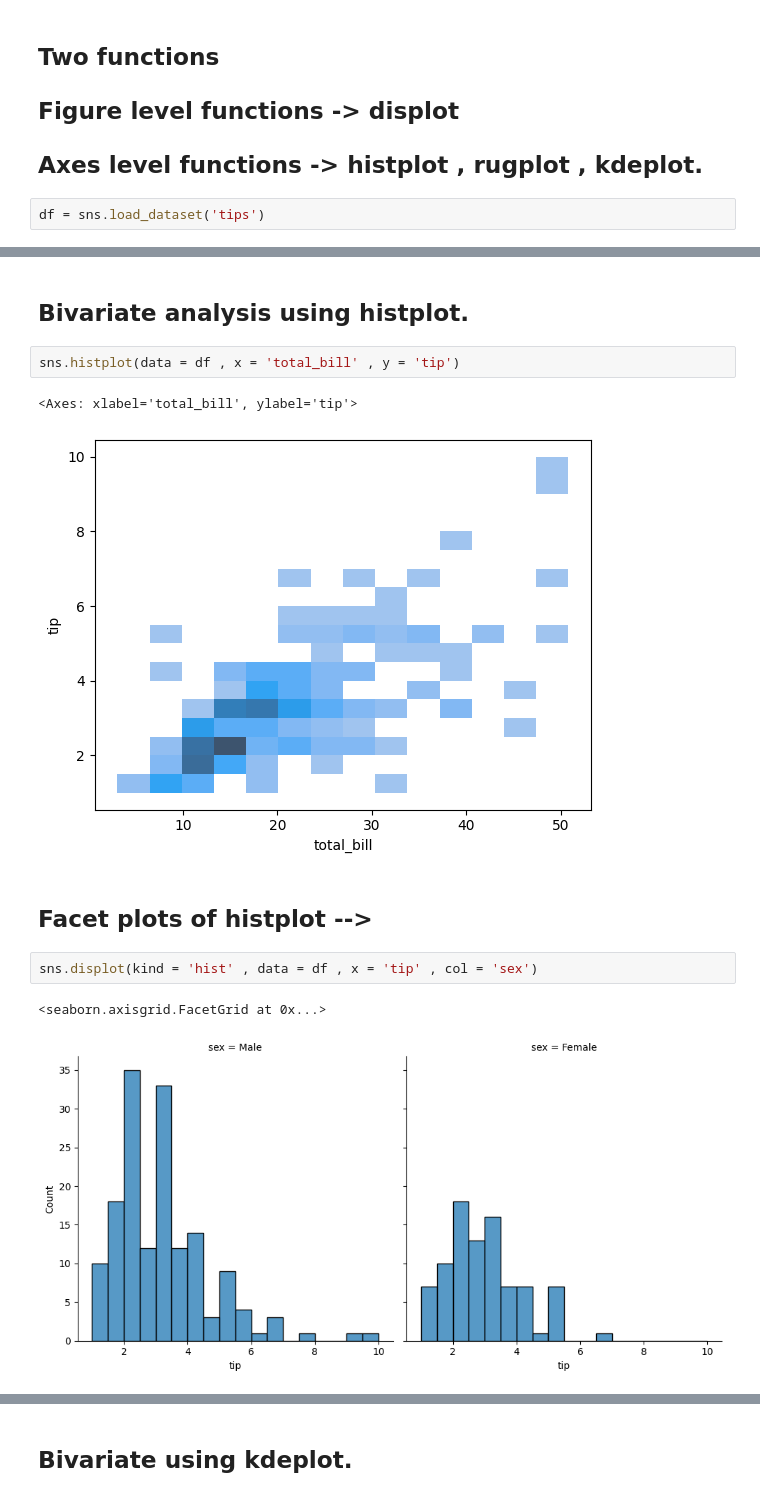
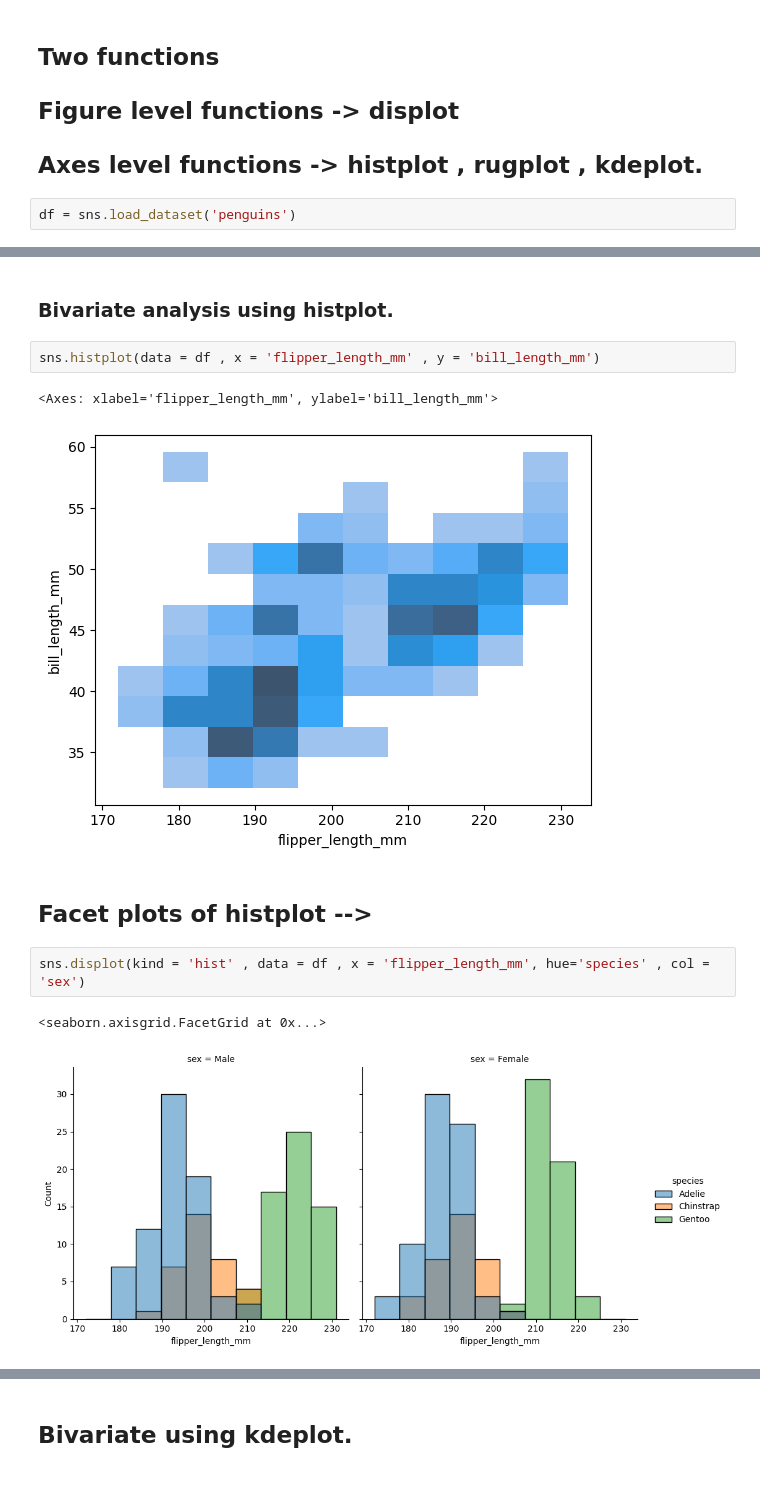
Before and after one commit to skm22/RICR---Data-Science, a Jupyter notebook: Notes/3. Applied Python/4. RICR - Seaborn Class Notes Updated/Seaborn Class Notebooks/2. RICR-Seaborn-Distribution-plots.ipynb, the cells around one changed output, grey strips where cells are left out. Drawn from its saved outputs; the diff is of its cells as text.

```diff
--- a/Notes/3. Applied Python/4. RICR - Seaborn Class Notes Updated/Seaborn Class Notebooks/2. RICR-Seaborn-Distribution-plots.ipynb
+++ b/Notes/3. Applied Python/4. RICR - Seaborn Class Notes Updated/Seaborn Class Notebooks/2. RICR-Seaborn-Distribution-plots.ipynb
@@ -20,7 +20,7 @@ import seaborn as sns
 ## Figure level functions -> displot
 ## Axes level functions -> histplot , rugplot , kdeplot.
 # %%
-df = sns.load_dataset('tips')
+df = sns.load_dataset('penguins')
 # %%
 df.head()
 # %% [output]
@@ -65,15 +73,15 @@ sns.displot(kind = 'hist' , data = df , x = 'tip' , hue = 'sex' , element = 'ste
 # %% [markdown]
-## Bivariate analysis using histplot.
+### Bivariate analysis using histplot.
 # %%
-sns.histplot(data = df , x = 'total_bill' , y = 'tip')
+sns.histplot(data = df , x = 'flipper_length_mm' , y = 'bill_length_mm')
 # %% [output]
-<Axes: xlabel='total_bill', ylabel='tip'>
+<Axes: xlabel='flipper_length_mm', ylabel='bill_length_mm'>
-[figure, old version]
+[figure, new version]
 # %% [markdown]
 ## Facet plots of histplot -->
 # %%
-sns.displot(kind = 'hist' , data = df , x = 'tip' , col = 'sex')
+sns.displot(kind = 'hist' , data = df , x = 'flipper_length_mm', hue='species' , col = 'sex')
 # %% [output]
 <seaborn.axisgrid.FacetGrid at 0x...>
-[figure, old version]
+[figure, new version]
 # %% [markdown]
```
Also changed, not shown: parts of 24 cells of this notebook.
